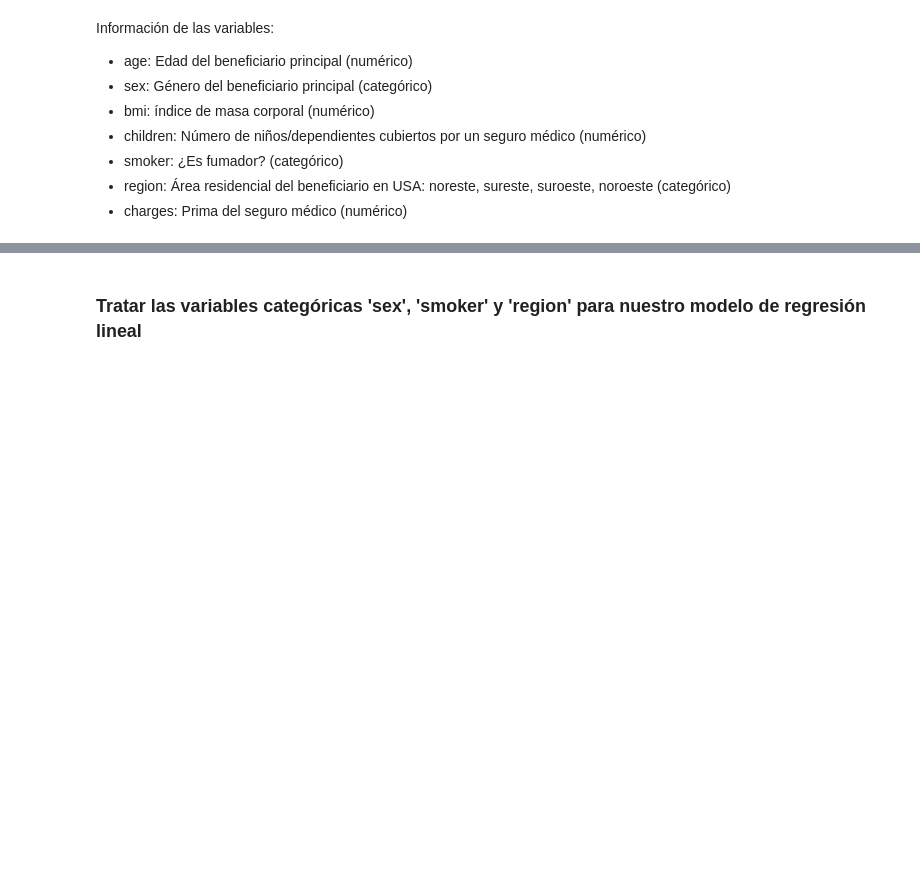
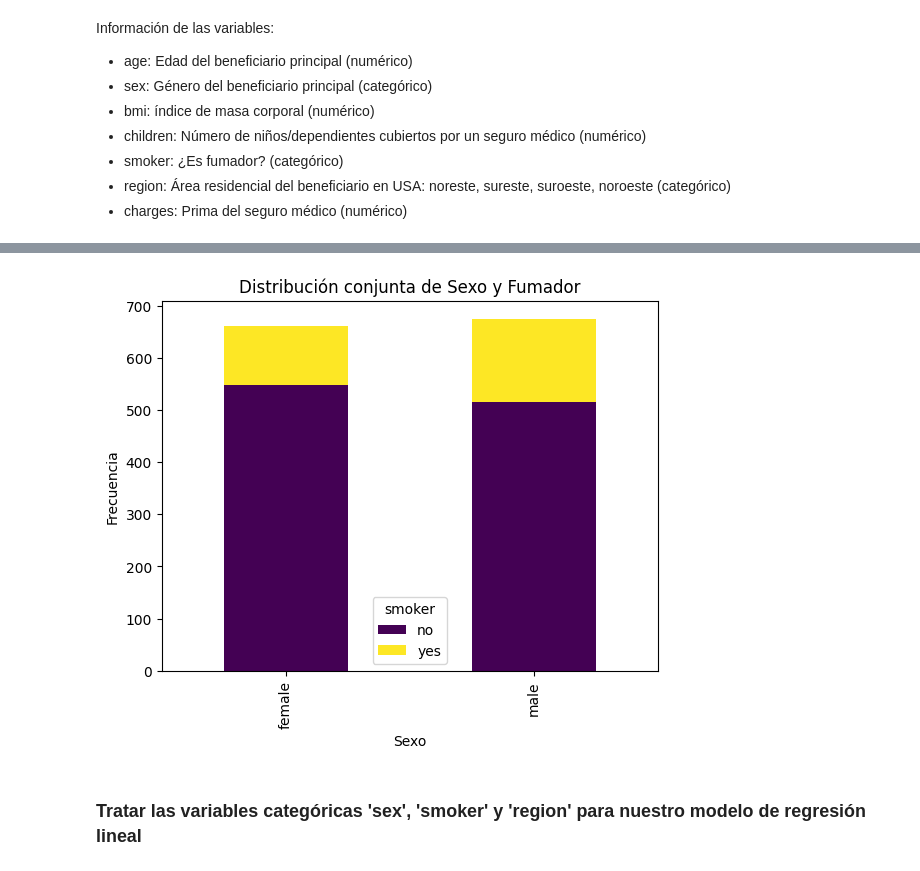
Before and after one commit to 4GeeksAcademy/machine-learning-regresion-lineal, a Jupyter notebook: src/explore.ipynb, the cells around one changed output, grey strips where cells are left out. Drawn from its saved outputs; the diff is of its cells as text; code cells hidden in the pictures; blank space fills up the shorter version.

```diff
--- a/src/explore.ipynb
+++ b/src/explore.ipynb
@@ -215,3 +193,13 @@ Desviación estándar tras estandarización: 1.00
+# %%
+# Crear un gráfico de barras apiladas
+contingencia = pd.crosstab(data['sex'], data['smoker'])
+contingencia.plot(kind='bar', stacked=True, colormap='viridis')
+plt.title('Distribución conjunta de Sexo y Fumador')
+plt.xlabel('Sexo')
+plt.ylabel('Frecuencia')
+plt.show()
+# %% [output]
+[figure, added]
 # %% [markdown]
 ### Tratar las variables categóricas  'sex', 'smoker' y 'region' para nuestro modelo de regresión lineal
 # %%
```
Also changed, not shown: parts of 44 cells of this notebook.
